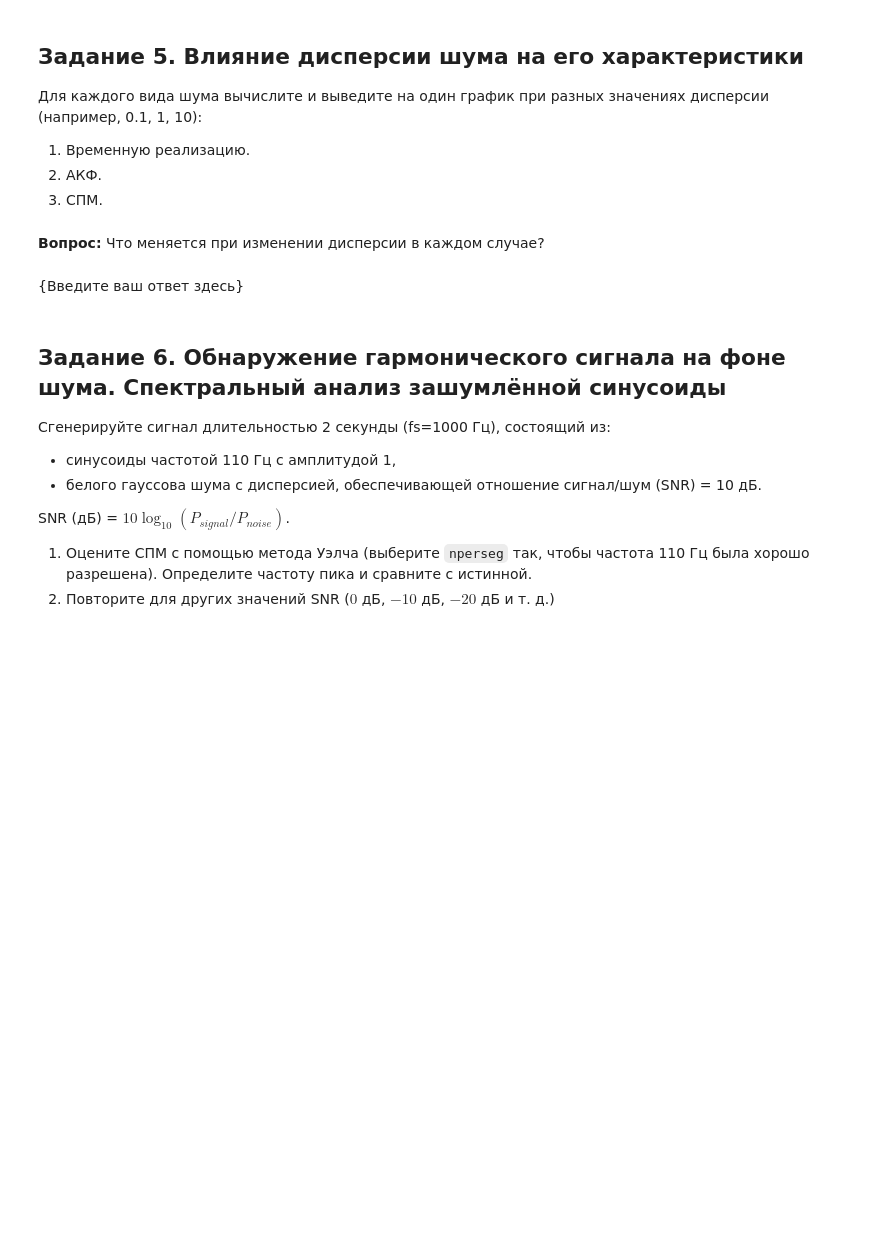
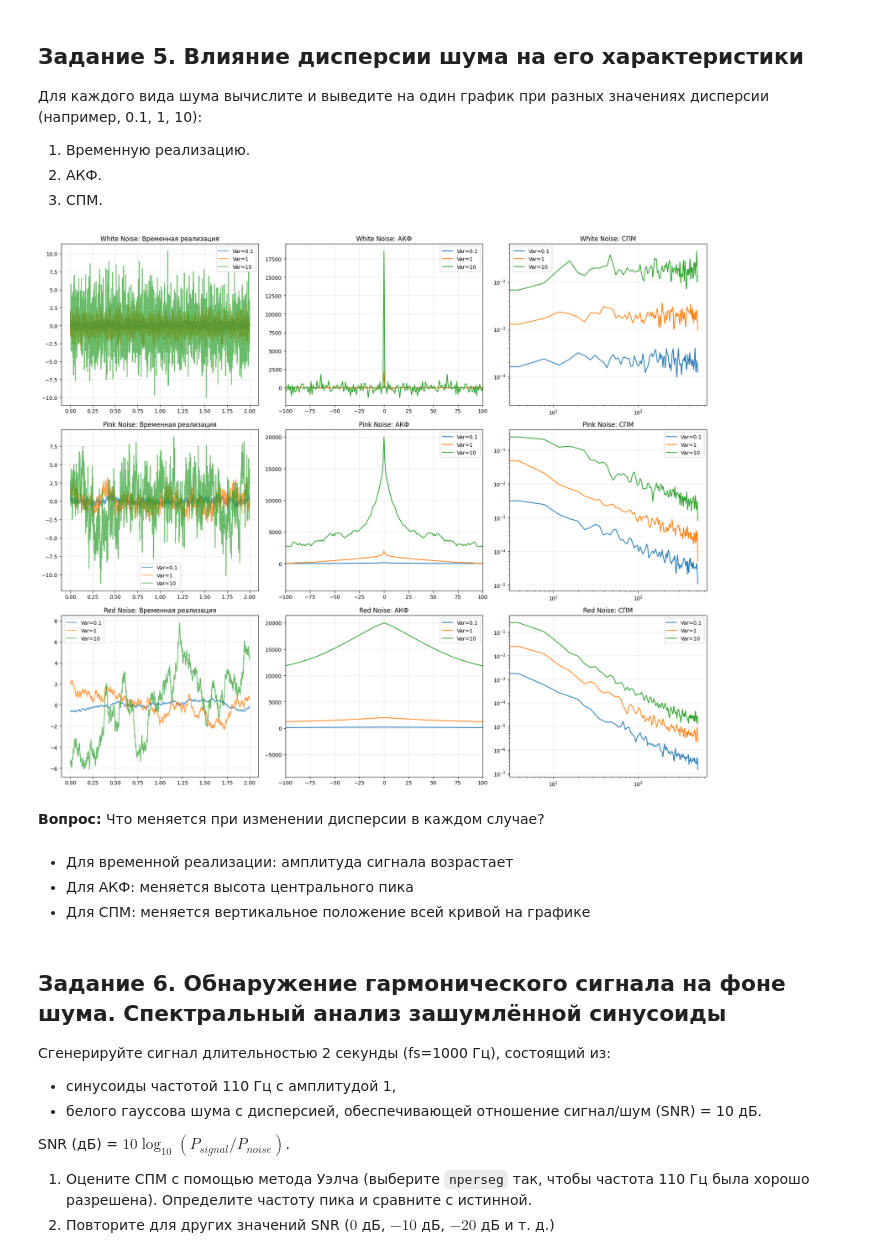
Before and after one commit to Uzema/dsp-seminars, a Jupyter notebook: seminars/4.ipynb, the cells around one changed output. Drawn from its saved outputs; the diff is of its cells as text; code cells hidden in the pictures; blank space fills up the shorter version.

```diff
--- a/seminars/4.ipynb
+++ b/seminars/4.ipynb
@@ -221,7 +219,75 @@ plt.show()
+# %%
+def get_noise_variations(noise_type, variances, fs=1000, T=2):
+    N = fs * T
+    t = np.arange(0, T, 1/fs)
+    results = []
+
+    for v in variances:
+        # 1. Генерация (базовый белый шум всегда с дисперсией v)
+        w = np.random.normal(0, np.sqrt(v), N)
+
+        if noise_type == 'white':
+            sig = w
+        elif noise_type == 'pink':
+            # Генерируем, нормализуем к 1, потом масштабируем к sqrt(v)
+            X = np.fft.rfft(np.random.normal(0, 1, N))
+            freqs = np.fft.rfftfreq(N, 1/fs)
+            X[1:] /= np.sqrt(freqs[1:])
+            sig = np.fft.irfft(X)
+            sig = (sig - np.mean(sig)) / np.std(sig) * np.sqrt(v)
+        elif noise_type == 'red':
+            sig = np.cumsum(np.random.normal(0, 1, N))
+            sig = (sig - np.mean(sig)) / np.std(sig) * np.sqrt(v)
+
+        # 2. Вычисление АКФ
+        acf = np.correlate(sig, sig, mode='full')
+        lags = np.arange(-N+1, N)
+
+        # 3. Вычисление СПМ
+        f, pxx = signal.welch(sig, fs, nperseg=256)
+
+        results.append((sig, lags, acf, f, pxx))
+    return t, results
+
+variances = [0.1, 1, 10]
+noises = ['white', 'pink', 'red']
+fig, axes = plt.subplots(3, 3, figsize=(18, 15))
+
+for i, nt in enumerate(noises):
+    t, res = get_noise_variations(nt, variances)
+
+    for j, (sig, lags, acf, f, pxx) in enumerate(res):
+        v_label = f'Var={variances[j]}'
+
+        # Временная реализация
+        axes[i, 0].plot(t, sig, label=v_label, alpha=0.7)
+        axes[i, 0].set_title(f'{nt.capitalize()} Noise: Временная реализация')
+
+        # АКФ (зум в центр)
+        axes[i, 1].plot(lags, acf, label=v_label)
+        axes[i, 1].set_xlim(-100, 100)
+        axes[i, 1].set_title(f'{nt.capitalize()} Noise: АКФ')
+
+        # СПМ
+        axes[i, 2].loglog(f, pxx, label=v_label)
+        axes[i, 2].set_title(f'{nt.capitalize()} Noise: СПМ')
+
+for ax_row in axes:
+    for ax in ax_row:
+        ax.legend()
+        ax.grid(True, alpha=0.3)
+
+plt.tight_layout()
+plt.show()
+# %% [output]
+[figure, added]
 # %% [markdown]
 **Вопрос:** Что меняется при изменении дисперсии в каждом случае?
-# %% [markdown]
-{Введите ваш ответ здесь}
+# %% [markdown]
+* Для временной реализации:
+амплитуда сигнала возрастает
+* Для АКФ: меняется высота центрального пика
+* Для СПМ: меняется вертикальное положение всей кривой на графике
 # %% [markdown]
 ## Задание 6. Обнаружение гармонического сигнала на фоне шума. Спектральный анализ зашумлённой синусоиды
 Сгенерируйте сигнал длительностью 2 секунды (fs=1000 Гц), состоящий из:
```
Also changed, not shown: parts of 1 cell of this notebook.
